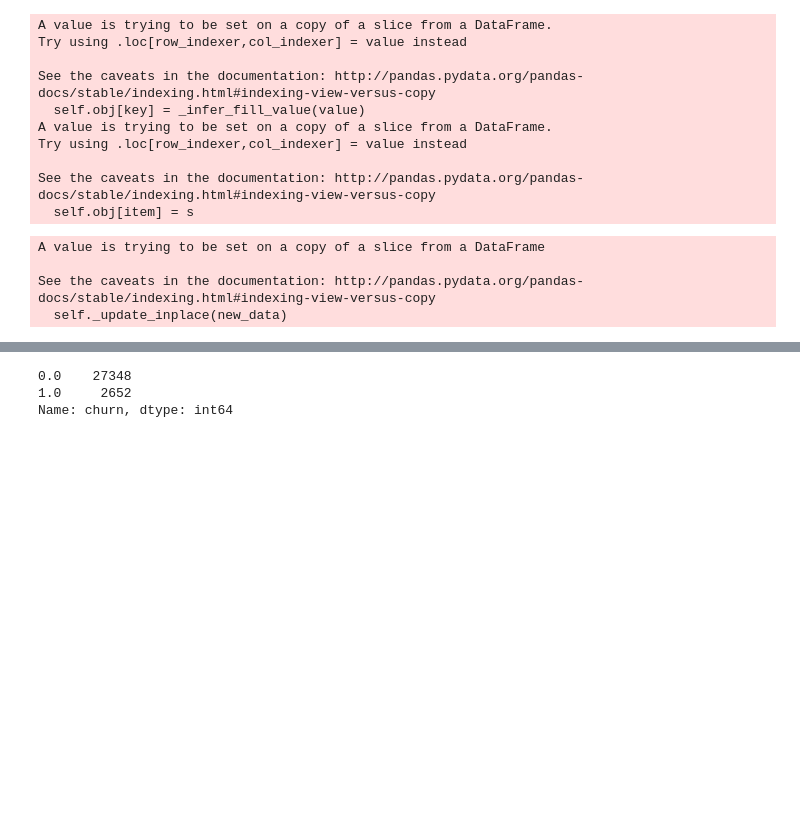
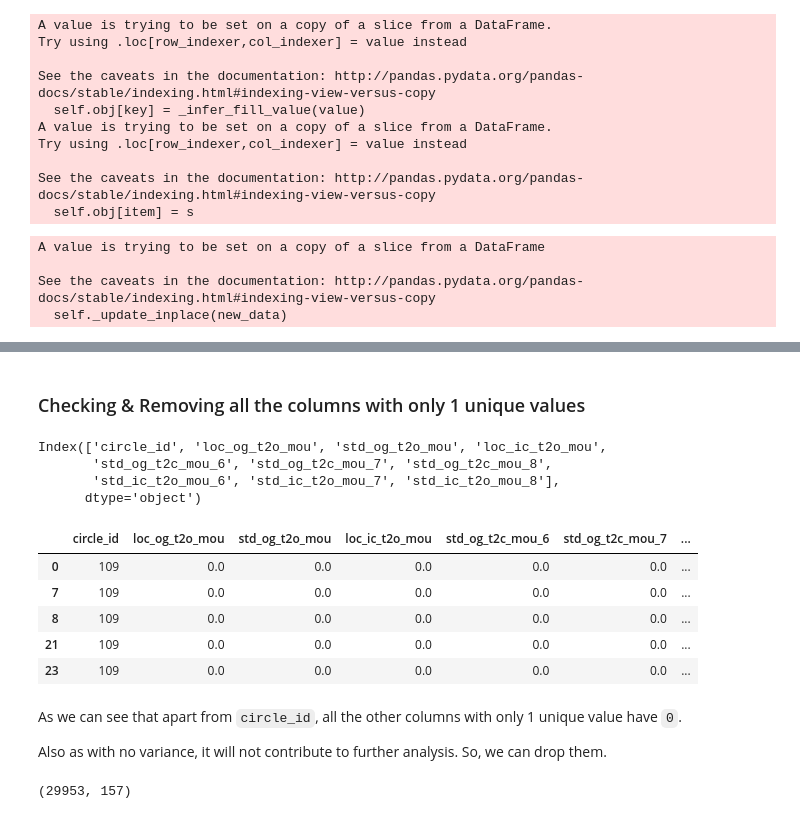
Before and after one commit to BiswajeetAtul/Assignments-MLAI, a Jupyter notebook: Telecom Churn Case/Telecom_Churn_Assignment.ipynb, the cells around one changed output, grey strips where cells are left out. Drawn from its saved outputs; the diff is of its cells as text; code cells hidden in the pictures; blank space fills up the shorter version.

```diff
--- a/Telecom Churn Case/Telecom_Churn_Assignment.ipynb
+++ b/Telecom Churn Case/Telecom_Churn_Assignment.ipynb
@@ -78,6 +171,6 @@ Index(['circle_id', 'loc_og_t2o_mou', 'std_og_t2o_mou', 'loc_ic_t2o_mou',
 # %%
-#Calculating the average ARPU for month 6 and 7.
-churn_data['avg']=(churn_data['arpu_6']+churn_data['arpu_7'])/2
+#Calculating the average Recharge for month 6 and 7.
+churn_data['avg']=(churn_data['total_6']+churn_data['total_7'])/2
 # %%
 # Calculating the 70th Percentile of average recharge amount in the first two months
 avg=churn_data['avg'].quantile(0.70)
@@ -98,3 +190,0 @@ churn_data_new.shape
-# %%
-# Replacing the Null values with 0.
-churn_data_new.fillna(0,inplace=True)
@@ -141,5 +253,5 @@ Number of columns with _9 as part of it =  0
 # %%
-churn_data_new.drop(cols,axis=1,inplace=True)
+churn_data_new=churn_data_new.drop(cols,axis=1)
 # %%
 churn_data_new.shape
 # %% [output]
@@ -147,6 +259,24 @@ churn_data_new.shape
-# %%
-churn_data_new['churn'].value_counts()
-# %% [output]
-0.0    27348
-1.0     2652
-Name: churn, dtype: int64
+# %% [markdown]
+### Checking & Removing all the columns with only 1 unique values
+# %%
+# Columns with only 1 unique value.
+nunique_1=pd.DataFrame(churn_data_new.nunique().where(lambda x:x==1).dropna())
+nunique_1.index
+# %% [output]
+Index(['circle_id', 'loc_og_t2o_mou', 'std_og_t2o_mou', 'loc_ic_t2o_mou',
+       'std_og_t2c_mou_6', 'std_og_t2c_mou_7', 'std_og_t2c_mou_8',
+       'std_ic_t2o_mou_6', 'std_ic_t2o_mou_7', 'std_ic_t2o_mou_8'],
+      dtype='object')
+# %%
+churn_data_new[nunique_1.index].head()
+# %% [output]
+|  | circle_id | loc_og_t2o_mou | std_og_t2o_mou | loc_ic_t2o_mou | std_og_t2c_mou_6 | std_og_t2c_mou_7 | ... |
+| 0 | 109 | 0.0 | 0.0 | 0.0 | 0.0 | 0.0 | ... |
+| 7 | 109 | 0.0 | 0.0 | 0.0 | 0.0 | 0.0 | ... |
+| 8 | 109 | 0.0 | 0.0 | 0.0 | 0.0 | 0.0 | ... |
+| 21 | 109 | 0.0 | 0.0 | 0.0 | 0.0 | 0.0 | ... |
+| 23 | 109 | 0.0 | 0.0 | 0.0 | 0.0 | 0.0 | ... |
+# %% [markdown]
+As we can see that apart from `circle_id`, all the other columns with only 1 unique value have `0`.
+
+Also as with no variance, it will not contribute to further analysis. So, we can drop them.
@@ -152,0 +285,4 @@ Name: churn, dtype: int64
+# %%
+churn_data_new.shape
+# %% [output]
+(29953, 157)
```
Also changed, not shown: parts of 52 cells of this notebook.
